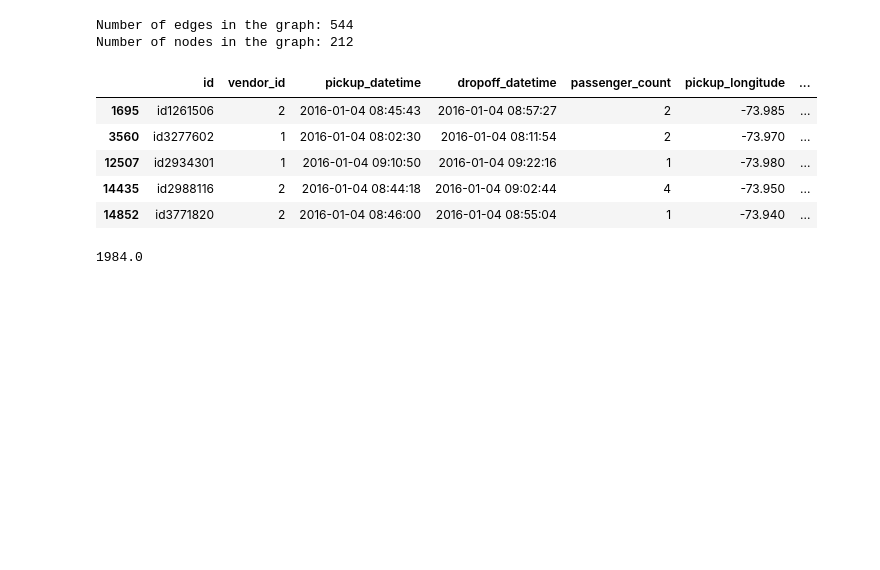
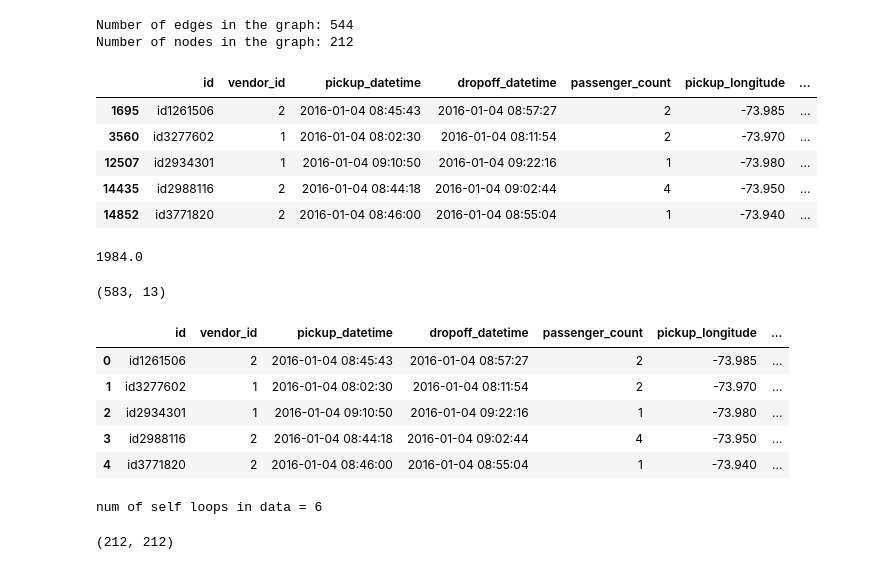
Before and after one commit to DanielOchana/MagNetTrafficFlowForecast, a Jupyter notebook: NYC_taxi.ipynb, the cells around one changed output. Cells and saved outputs as stored; diff of their text form; code cells hidden in the pictures; blank space fills up the shorter version.

```diff
--- a/NYC_taxi.ipynb
+++ b/NYC_taxi.ipynb
@@ -305,3 +305,35 @@ print(sum(dataOneHour['traffic_into_avg']))
 1984.0
 # %%
 dataOneHour2.to_csv('data_8_930.csv', index=False)
+# %%
+# Load the CSV file into a DataFrame
+newdata = pd.read_csv("dataset/spatial/data_8_930.csv")
+
+# Display the first five rows of the DataFrame
+print(newdata.shape)
+newdata.head()
+# %% [output]
+(583, 13)
+|  | id | vendor_id | pickup_datetime | dropoff_datetime | passenger_count | pickup_longitude | ... |
+| 0 | id1261506 | 2 | 2016-01-04 08:45:43 | 2016-01-04 08:57:27 | 2 | -73.985 | ... |
+| 1 | id3277602 | 1 | 2016-01-04 08:02:30 | 2016-01-04 08:11:54 | 2 | -73.970 | ... |
+| 2 | id2934301 | 1 | 2016-01-04 09:10:50 | 2016-01-04 09:22:16 | 1 | -73.980 | ... |
+| 3 | id2988116 | 2 | 2016-01-04 08:44:18 | 2016-01-04 09:02:44 | 4 | -73.950 | ... |
+| 4 | id3771820 | 2 | 2016-01-04 08:46:00 | 2016-01-04 08:55:04 | 1 | -73.940 | ... |
+# %%
+# Create a directed graph
+G = nx.DiGraph()
+selfloops = 0
+# Add edges to the graph
+for row in newdata.itertuples():
+    source = (row.pickup_longitude, row.pickup_latitude)
+    destination = (row.dropoff_longitude, row.dropoff_latitude)
+    weight = row.trip_duration
+    if (source != destination):
+      G.add_edge(source, destination, weight=weight)
+    else :
+      selfloops+=1
+
+print(f'num of self loops in data = {selfloops}')
+# %% [output]
+num of self loops in data = 6
@@ -307,0 +342,4 @@ dataOneHour2.to_csv('data_8_930.csv', index=False)
+# %%
+A.shape
+# %% [output]
+(212, 212)
```
Also changed, not shown: parts of 3 cells of this notebook, 7 other files.
